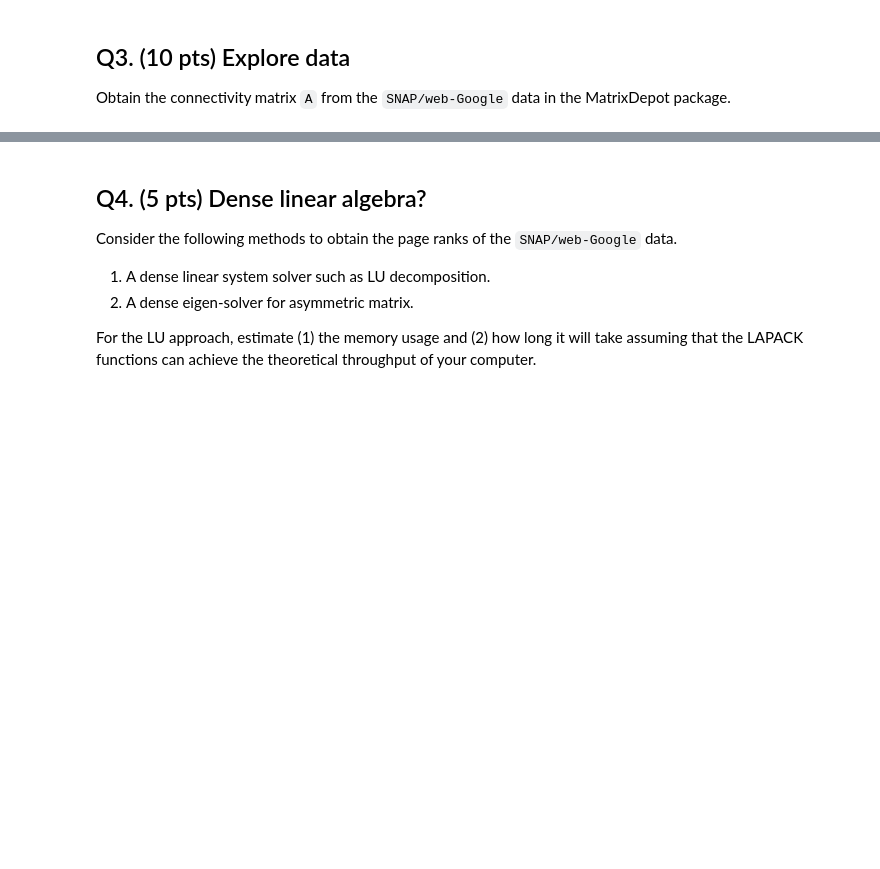
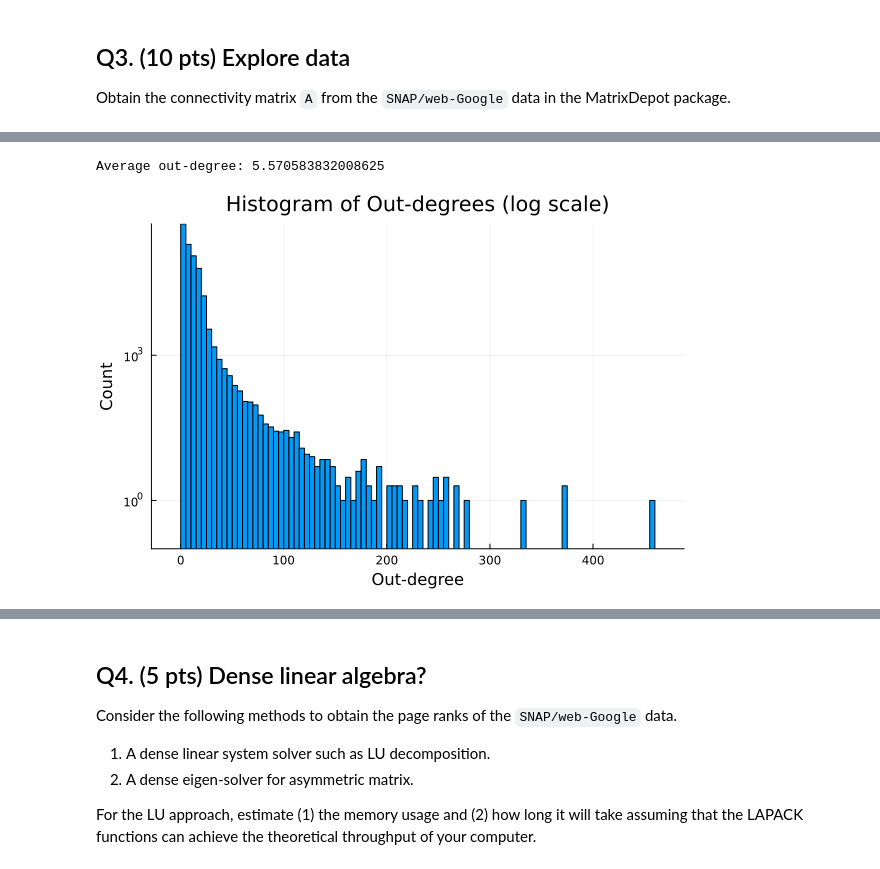
Before and after one commit to Yingxin-Z/biostat-m257-2026-spring, a Jupyter notebook: hw4/hw4.ipynb, the cells around one changed output, grey strips where cells are left out. Cells and saved outputs as stored; diff of their text form; code cells hidden in the pictures; blank space fills up the shorter version.

```diff
--- a/hw4/hw4.ipynb
+++ b/hw4/hw4.ipynb
@@ -156,0 +329,13 @@ Compute summary statistics:
+# %%
+# Out-degrees
+println("Average out-degree: $(mean(out_degrees))")
+# %% [output]
+Average out-degree: 5.570583832008625
+# %%
+# Histogram of out-degrees
+histogram(out_degrees,
+    xlabel = "Out-degree", ylabel = "Count",
+    title  = "Histogram of Out-degrees (log scale)",
+    yscale = :log10, bins = 100, legend = false)
+# %% [output]
+[figure, added]
```
Also changed, not shown: parts of 14 cells of this notebook, 1 other file.
